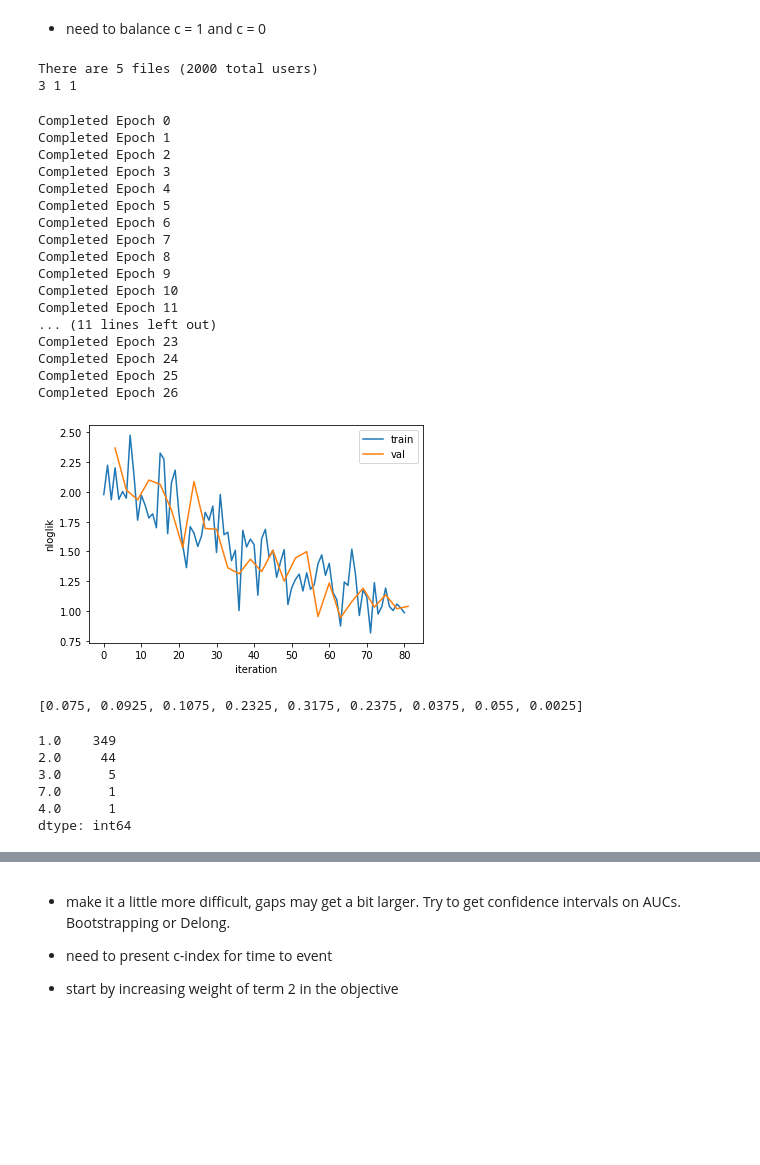
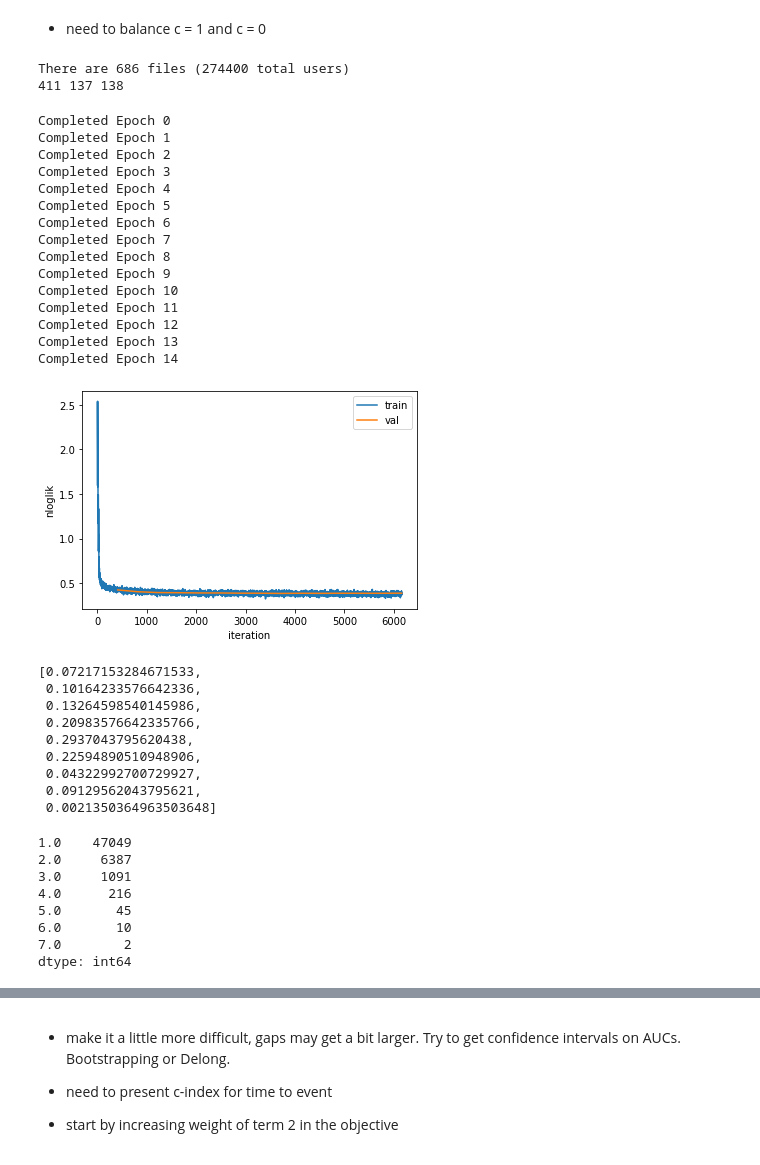
Before and after one commit to mengelhard/cft, a Jupyter notebook: notebooks/reddit.ipynb, the cells around one changed output, grey strips where cells are left out. Cells and saved outputs as stored; diff of their text form; code cells hidden in the pictures; blank space fills up the shorter version.

```diff
--- a/notebooks/reddit.ipynb
+++ b/notebooks/reddit.ipynb
@@ -14,7 +14,7 @@ from baselines import SurvivalModel, PosNegModel
 # get reddit files
 
 import glob
-filenames = glob.glob('../data/reddit_subset/*.pickle')
+filenames = glob.glob('/scratch/mme4/reddit/*.pickle')
 print('There are %i files (%i total users)' % (len(filenames), 400 * len(filenames)))
 
 train_filenames = filenames[:int(.6 * len(filenames))]
@@ -23,15 +23,15 @@ test_filenames = filenames[int(.8 * len(filenames)):]
 
 print(len(train_filenames), len(val_filenames), len(test_filenames))
 # %% [output]
-There are 5 files (2000 total users)
-3 1 1
+There are 686 files (274400 total users)
+411 137 138
 # %%
 # Run CFT Model
 
 tf.reset_default_graph()
 
 cft_mdl = CFTModelReddit(
-    embedding_layer_sizes=(10,),
+    embedding_layer_sizes=(300,),
     encoder_layer_sizes=(100,),
     decoder_layer_sizes=(100,),
     estimator='gs',
@@ -43,51 +43,59 @@ cft_mdl = CFTModelReddit(
     dropout_pct=.5)
 with tf.Session() as sess:
     train_stats, val_stats = cft_mdl.train(
         sess, train_filenames, val_filenames,
         100, max_epochs_no_improve=5, learning_rate=3e-4,
         verbose=False)
     c_pred_cft, t_pred_cft, c_val, t_val, s_val = cft_mdl.predict_c_and_t(sess, val_filenames)
 
 train_stats = list(zip(*train_stats))
 val_stats = list(zip(*val_stats))
 
 plt.plot(train_stats[0], train_stats[1], label='train')
 plt.plot(val_stats[0], val_stats[1], label='val')
 plt.xlabel('iteration')
 plt.ylabel('nloglik')
 plt.legend()
 plt.show()
 # %% [output]
 Completed Epoch 0
 Completed Epoch 1
 Completed Epoch 2
 Completed Epoch 3
 Completed Epoch 4
 Completed Epoch 5
 Completed Epoch 6
 Completed Epoch 7
 Completed Epoch 8
 Completed Epoch 9
 Completed Epoch 10
 Completed Epoch 11
-... (11 lines left out)
-Completed Epoch 23
-Completed Epoch 24
-Completed Epoch 25
-Completed Epoch 26
+Completed Epoch 12
+Completed Epoch 13
+Completed Epoch 14
-[figure, old version]
+[figure, new version]
 # %%
 [np.sum(c_val[:, i] == 1) / len(c_val) for i in range(9)]
 # %% [output]
-[0.075, 0.0925, 0.1075, 0.2325, 0.3175, 0.2375, 0.0375, 0.055, 0.0025]
+[0.07217153284671533,
+ 0.10164233576642336,
+ 0.13264598540145986,
+ 0.20983576642335766,
+ 0.2937043795620438,
+ 0.22594890510948906,
+ 0.04322992700729927,
+ 0.09129562043795621,
+ 0.0021350364963503648]
 # %%
 pd.value_counts([np.sum(c_val[i, :]) for i in range(len(c_val))])
 # %% [output]
-1.0    349
-2.0     44
-3.0      5
-7.0      1
-4.0      1
+1.0    47049
+2.0     6387
+3.0     1091
+4.0      216
+5.0       45
+6.0       10
+7.0        2
 dtype: int64
 # %%
 fig, ax = plt.subplots(3, 3, figsize=(12, 12))
```
Also changed, not shown: parts of 3 cells of this notebook.
